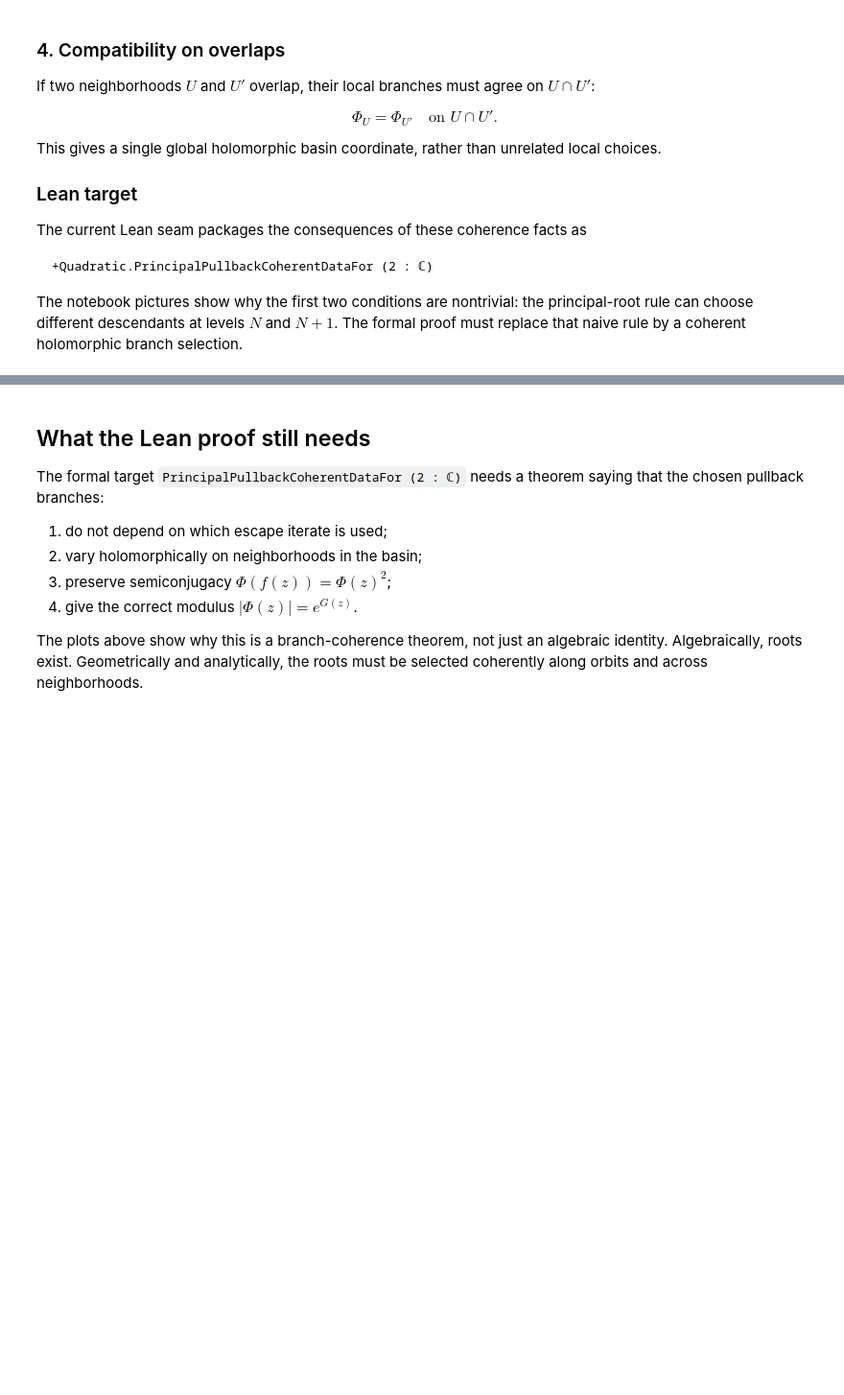
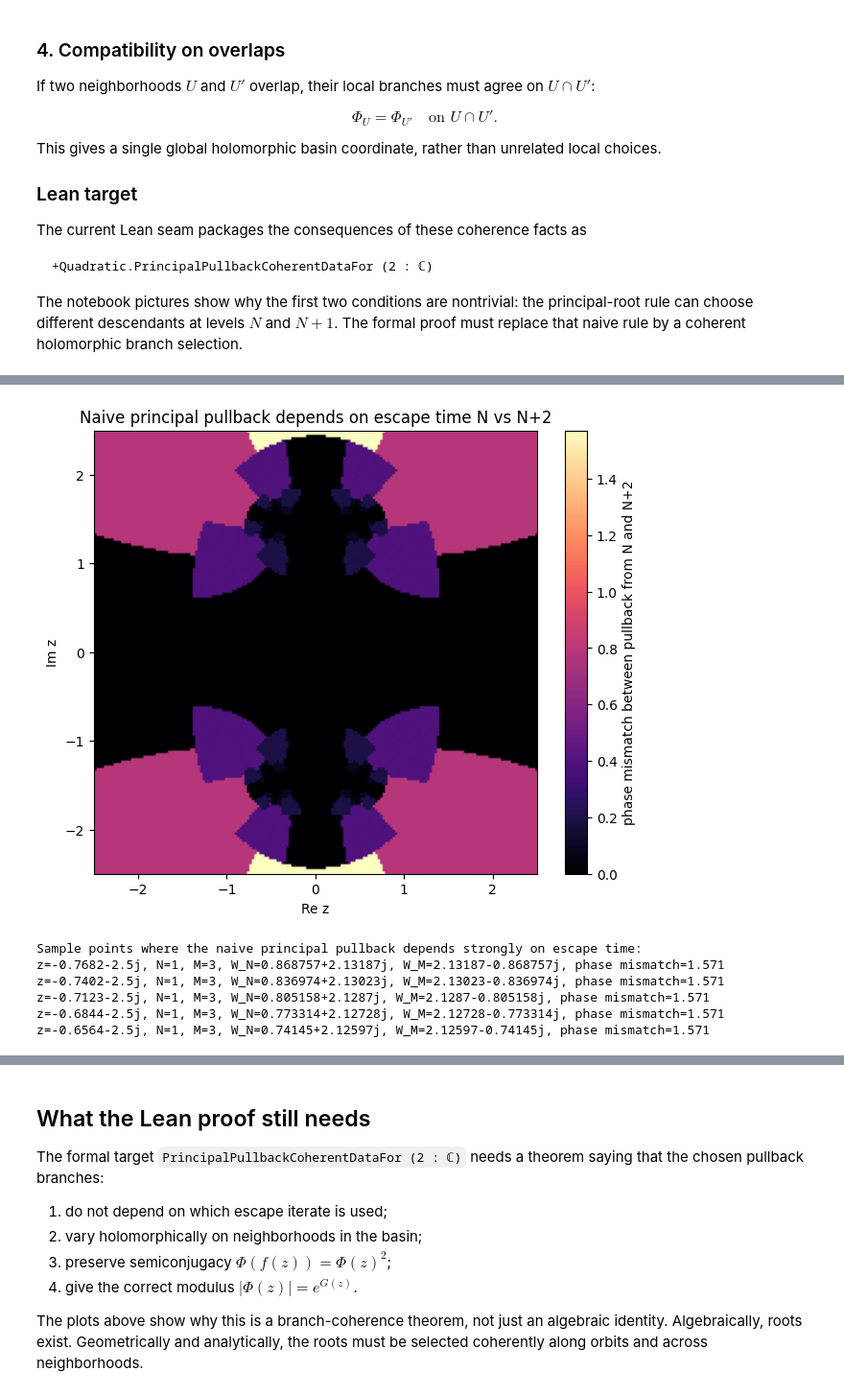
Before and after one commit to kirill-kondrashov/mlc, a Jupyter notebook: notebooks/coherent_pullback_branches.ipynb, the cells around one changed output, grey strips where cells are left out. Shown at 96% size. Drawn from its saved outputs; the diff is of its cells as text; code cells hidden in the pictures; blank space fills up the shorter version.

```diff
--- a/notebooks/coherent_pullback_branches.ipynb
+++ b/notebooks/coherent_pullback_branches.ipynb
@@ -338,0 +370,43 @@ The notebook pictures show why the first two conditions are nontrivial: the prin
+# %%
+offset = 2
+xs = np.linspace(-2.5, 2.5, 180)
+ys = np.linspace(-2.5, 2.5, 180)
+Z_nm = np.empty((len(ys), len(xs)))
+
+examples = []
+for j, y in enumerate(ys):
+    for i, x in enumerate(xs):
+        z = x + 1j*y
+        N = escape_time(z, R=4.0, max_iter=8)
+        if N is None or N + offset > 10:
+            Z_nm[j, i] = np.nan
+            continue
+        a = pullback_candidate(z, N, terms=30)
+        b = pullback_candidate(z, N + offset, terms=30)
+        if abs(a) == 0 or abs(b) == 0:
+            Z_nm[j, i] = np.nan
+            continue
+        mismatch = abs(cmath.phase(a / b))
+        Z_nm[j, i] = mismatch
+        if mismatch > 1.0 and len(examples) < 5:
+            examples.append((z, N, N + offset, a, b, mismatch))
+
+fig, ax = plt.subplots(figsize=(7.5, 6))
+im = ax.imshow(Z_nm, extent=[xs[0], xs[-1], ys[0], ys[-1]], origin='lower', cmap='magma')
+fig.colorbar(im, ax=ax, label=f'phase mismatch between pullback from N and N+{offset}')
+ax.set_title(f'Naive principal pullback depends on escape time N vs N+{offset}')
+ax.set_xlabel('Re z')
+ax.set_ylabel('Im z')
+plt.show()
+
+print('Sample points where the naive principal pullback depends strongly on escape time:')
+for z, N, M, a, b, mismatch in examples:
+    print(f'z={z:.4g}, N={N}, M={M}, W_N={a:.6g}, W_M={b:.6g}, phase mismatch={mismatch:.4g}')
+# %% [output]
+[figure, added]
+Sample points where the naive principal pullback depends strongly on escape time:
+z=-0.7682-2.5j, N=1, M=3, W_N=0.868757+2.13187j, W_M=2.13187-0.868757j, phase mismatch=1.571
+z=-0.7402-2.5j, N=1, M=3, W_N=0.836974+2.13023j, W_M=2.13023-0.836974j, phase mismatch=1.571
+z=-0.7123-2.5j, N=1, M=3, W_N=0.805158+2.1287j, W_M=2.1287-0.805158j, phase mismatch=1.571
+z=-0.6844-2.5j, N=1, M=3, W_N=0.773314+2.12728j, W_M=2.12728-0.773314j, phase mismatch=1.571
+z=-0.6564-2.5j, N=1, M=3, W_N=0.74145+2.12597j, W_M=2.12597-0.74145j, phase mismatch=1.571
```
Also changed, not shown: parts of 5 cells of this notebook.
